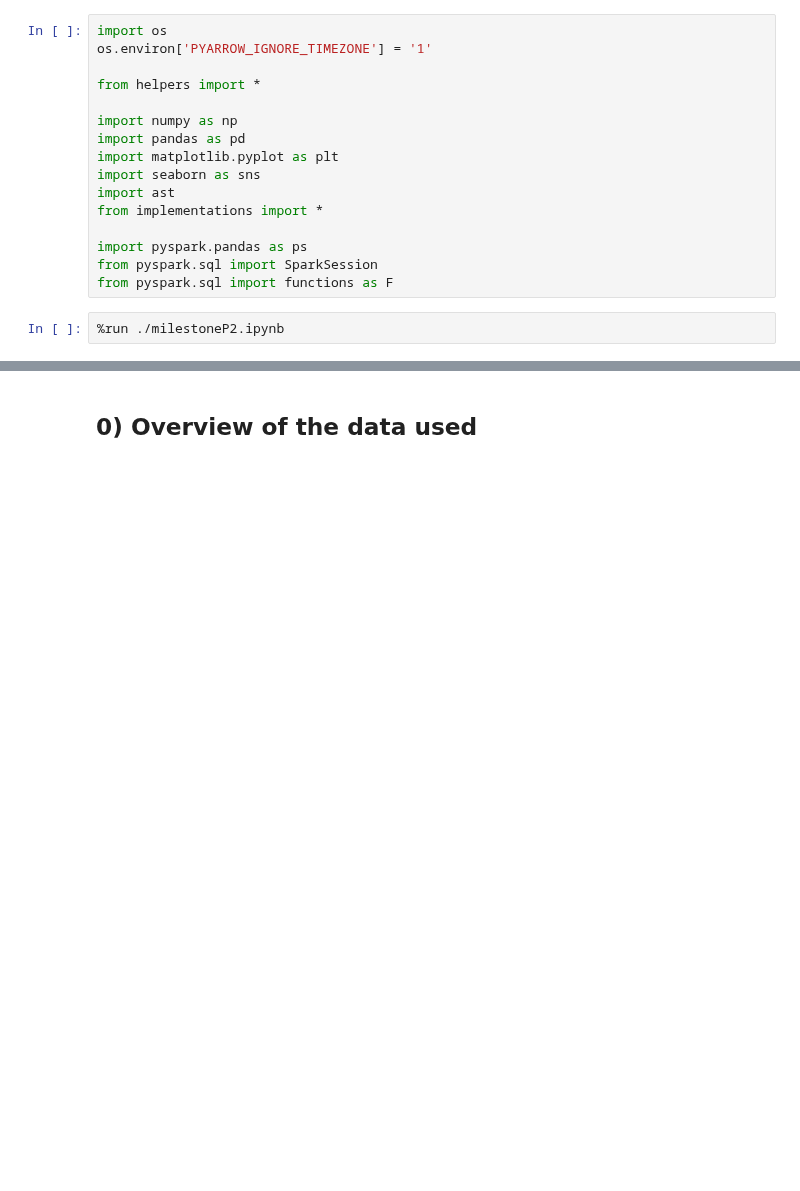
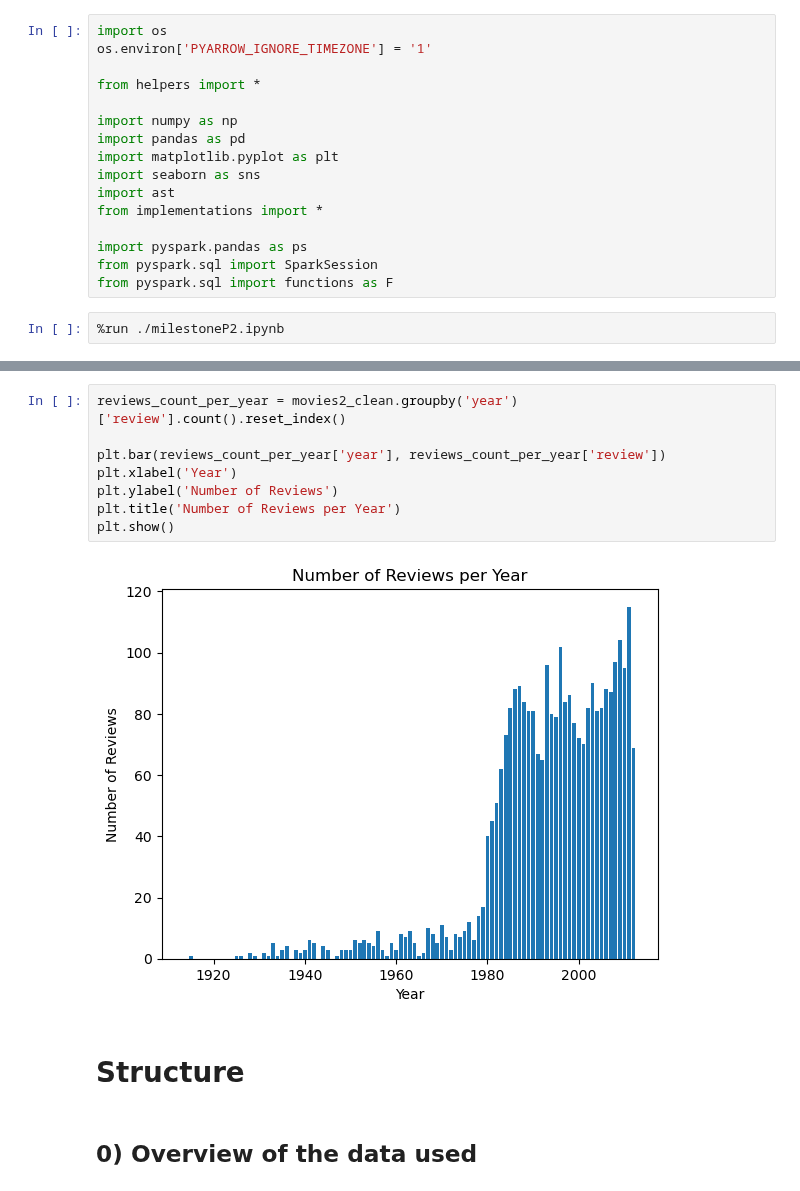
Before and after one commit to epfl-ada/ada-2023-project-thewestbobers, a Jupyter notebook: milestoneP3.ipynb, the cells around one changed output, grey strips where cells are left out. Saved outputs shown, nothing was run; the diff lists cells and outputs as text; blank space fills up the shorter version.

```diff
--- a/milestoneP3.ipynb
+++ b/milestoneP3.ipynb
@@ -60,6 +60,18 @@ Data columns (total 12 columns):
 dtypes: float64(3), int32(1), int64(1), object(7)
 memory usage: 654.6+ KB
 None
+# %%
+reviews_count_per_year = movies2_clean.groupby('year')['review'].count().reset_index()
+
+plt.bar(reviews_count_per_year['year'], reviews_count_per_year['review'])
+plt.xlabel('Year')
+plt.ylabel('Number of Reviews')
+plt.title('Number of Reviews per Year')
+plt.show()
+# %% [output]
+[figure, added]
+# %% [markdown]
+# Structure
 # %% [markdown]
 ## 0) Overview of the data used
 # %% [markdown]
```
Also changed, not shown: parts of 38 cells of this notebook.
